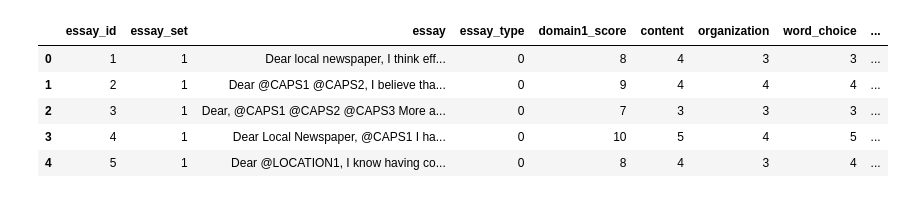
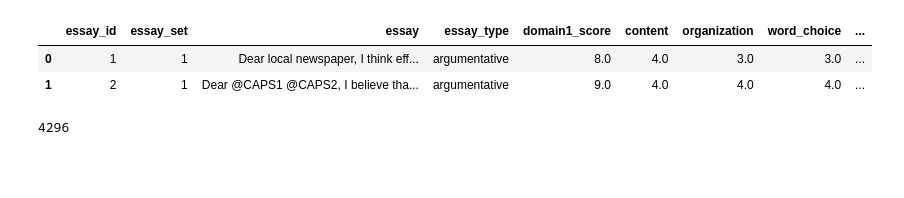
Before and after one commit to irasalsabila/ai_project_aes, a Jupyter notebook: albert_ira/code_argumentative.ipynb, the cells around one changed output. Saved outputs shown, nothing was run; the diff lists cells and outputs as text; code cells hidden in the pictures; blank space fills up the shorter version.

```diff
--- a/albert_ira/code_argumentative.ipynb
+++ b/albert_ira/code_argumentative.ipynb
@@ -74,16 +82,16 @@ glove_model = load_glove_model(GLOVE_PATH)
 fasttext_model = load_fasttext_model(FASTTEXT_PATH)
 # %%
 # Load and preprocess the dataset
-data_path = '/mnt/c/Users/imana/Desktop/Masters/Foundations of Artificial Intelligence - AI701/AI_AES_project/albert_ira/processed_essay_dataset.csv'
-df = pd.read_csv(data_path)
+df = pd.read_csv('processed_essay_dataset.csv', sep=',', encoding='ISO-8859-1')
 df = df.dropna(subset=['organization', 'word_choice', 'sentence_fluency', 'conventions'])  # Ensure all required columns are present
 df.fillna(0, inplace=True)
 
-df.head()
+df.head(2)
 # %% [output]
 |  | essay_id | essay_set | essay | essay_type | domain1_score | content | organization | word_choice | ... |
-| 0 | 1 | 1 | Dear local newspaper, I think eff... | 0 | 8 | 4 | 3 | 3 | ... |
-| 1 | 2 | 1 | Dear @CAPS1 @CAPS2, I believe tha... | 0 | 9 | 4 | 4 | 4 | ... |
-| 2 | 3 | 1 | Dear, @CAPS1 @CAPS2 @CAPS3 More a... | 0 | 7 | 3 | 3 | 3 | ... |
-| 3 | 4 | 1 | Dear Local Newspaper, @CAPS1 I ha... | 0 | 10 | 5 | 4 | 5 | ... |
-| 4 | 5 | 1 | Dear @LOCATION1, I know having co... | 0 | 8 | 4 | 3 | 4 | ... |
+| 0 | 1 | 1 | Dear local newspaper, I think eff... | argumentative | 8.0 | 4.0 | 3.0 | 3.0 | ... |
+| 1 | 2 | 1 | Dear @CAPS1 @CAPS2, I believe tha... | argumentative | 9.0 | 4.0 | 4.0 | 4.0 | ... |
+# %%
+len(df)
+# %% [output]
+4296
```
Also changed, not shown: parts of 9 cells of this notebook, 3 other files.
